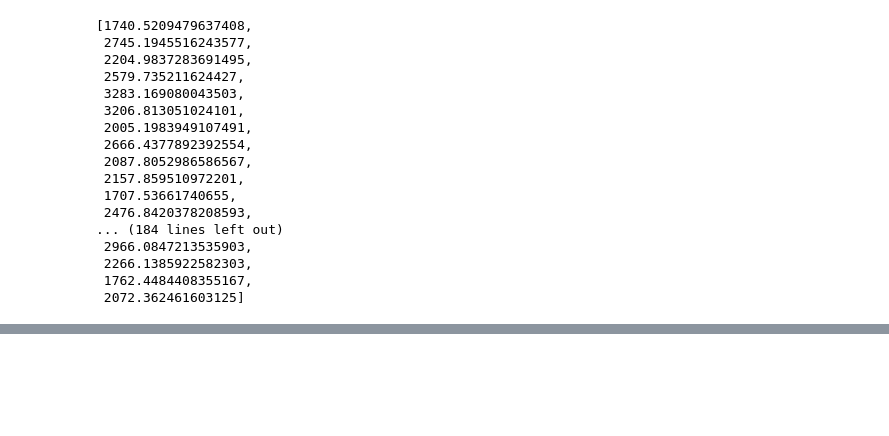
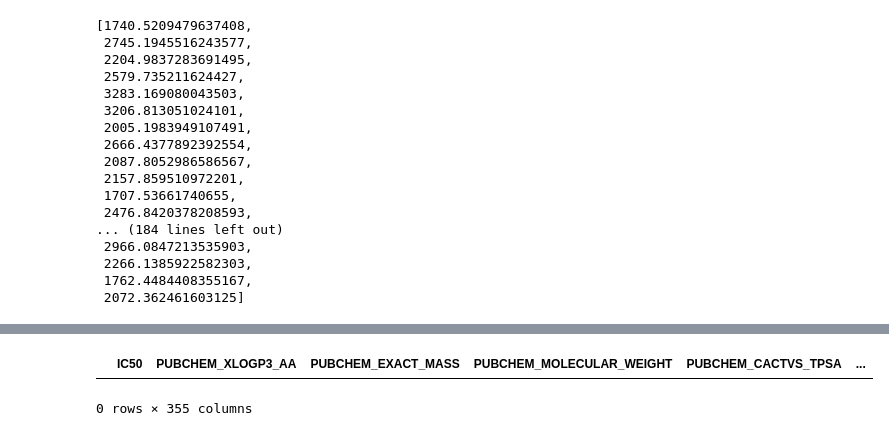
Before and after one commit to ashritdeebadi/genetic-algorithm-feature-selection, a Jupyter notebook: Prototyping/Prototyping.ipynb, the cells around one changed output, grey strips where cells are left out. Cells and saved outputs as stored; diff of their text form; code cells hidden in the pictures; blank space fills up the shorter version.

```diff
--- a/Prototyping/Prototyping.ipynb
+++ b/Prototyping/Prototyping.ipynb
@@ -181,0 +234,5 @@ result
+# %%
+X_pruned
+# %% [output]
+|  | IC50 | PUBCHEM_XLOGP3_AA | PUBCHEM_EXACT_MASS | PUBCHEM_MOLECULAR_WEIGHT | PUBCHEM_CACTVS_TPSA | ... |
+0 rows × 355 columns
```
Also changed, not shown: parts of 3 cells of this notebook.
